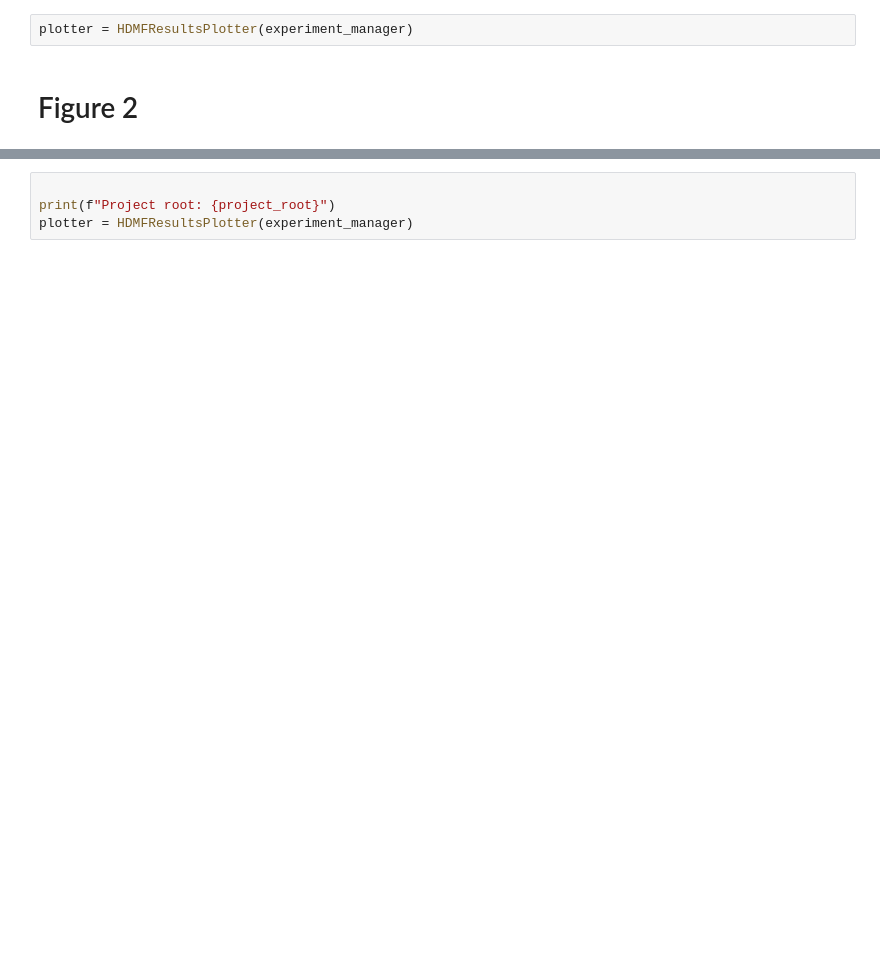
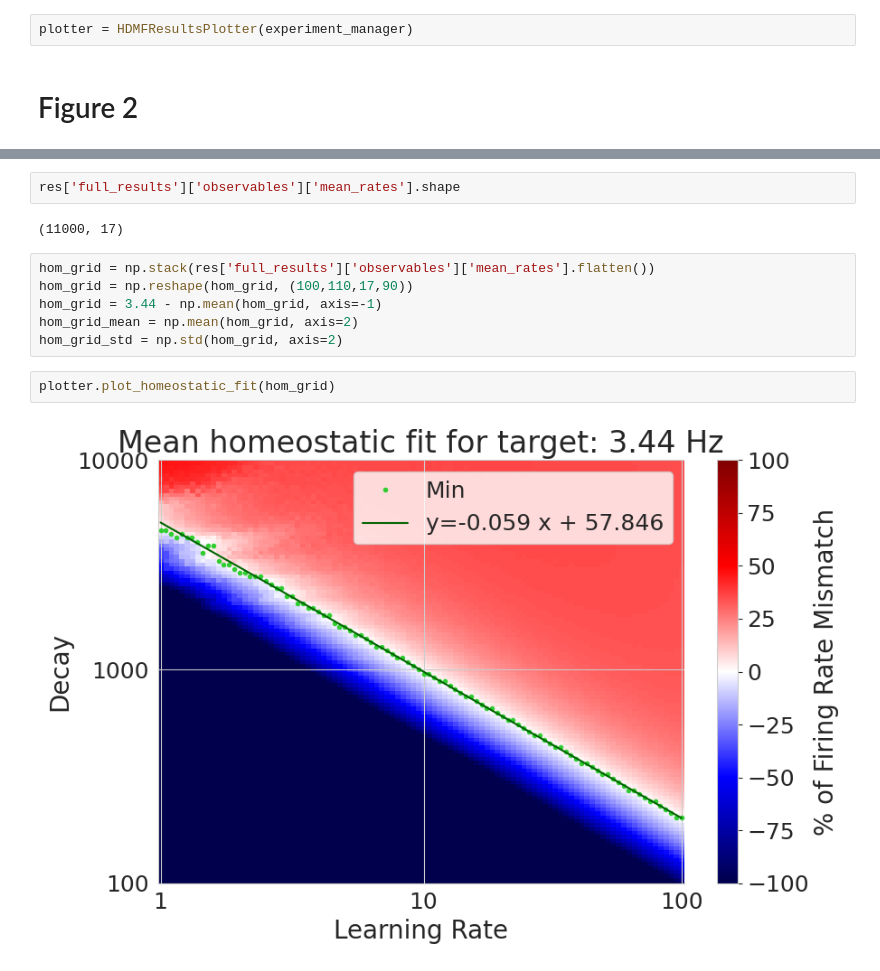
Before and after one commit to Picardian14/fastHDMF, a Jupyter notebook: notebooks/PaperFigures.ipynb, the cells around one changed output, grey strips where cells are left out. Saved outputs shown, nothing was run; the diff lists cells and outputs as text; blank space fills up the shorter version.

```diff
--- a/notebooks/PaperFigures.ipynb
+++ b/notebooks/PaperFigures.ipynb
@@ -38,4 +39,14 @@ TypeError: ExperimentManager.load_experiment_results() missing 2 required positi
-# %%
-
-print(f"Project root: {project_root}")
-plotter = HDMFResultsPlotter(experiment_manager)
+# %%
+res['full_results']['observables']['mean_rates'].shape
+# %% [output]
+(11000, 17)
+# %%
+hom_grid = np.stack(res['full_results']['observables']['mean_rates'].flatten())
+hom_grid = np.reshape(hom_grid, (100,110,17,90))
+hom_grid = 3.44 - np.mean(hom_grid, axis=-1)
+hom_grid_mean = np.mean(hom_grid, axis=2)
+hom_grid_std = np.std(hom_grid, axis=2)
+# %%
+plotter.plot_homeostatic_fit(hom_grid)
+# %% [output]
+[figure, added]
```
Also changed, not shown: parts of 3 cells of this notebook, 1 other file.
